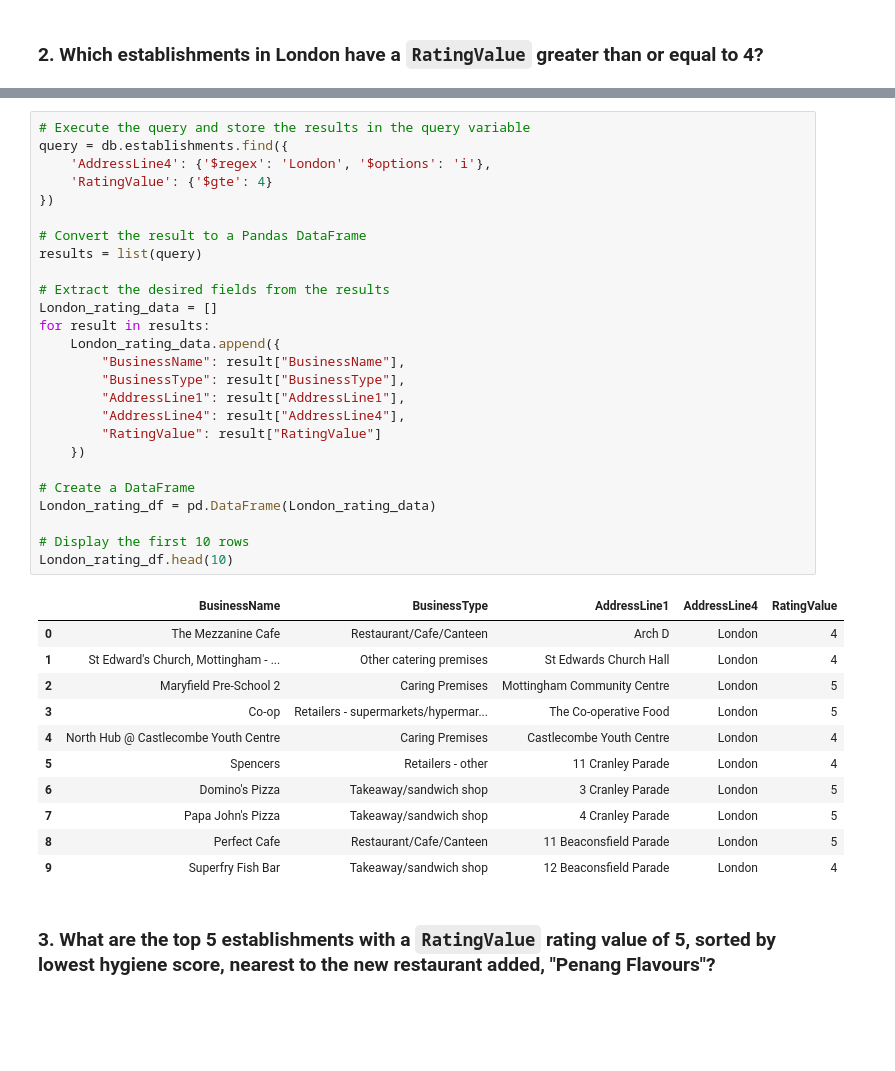
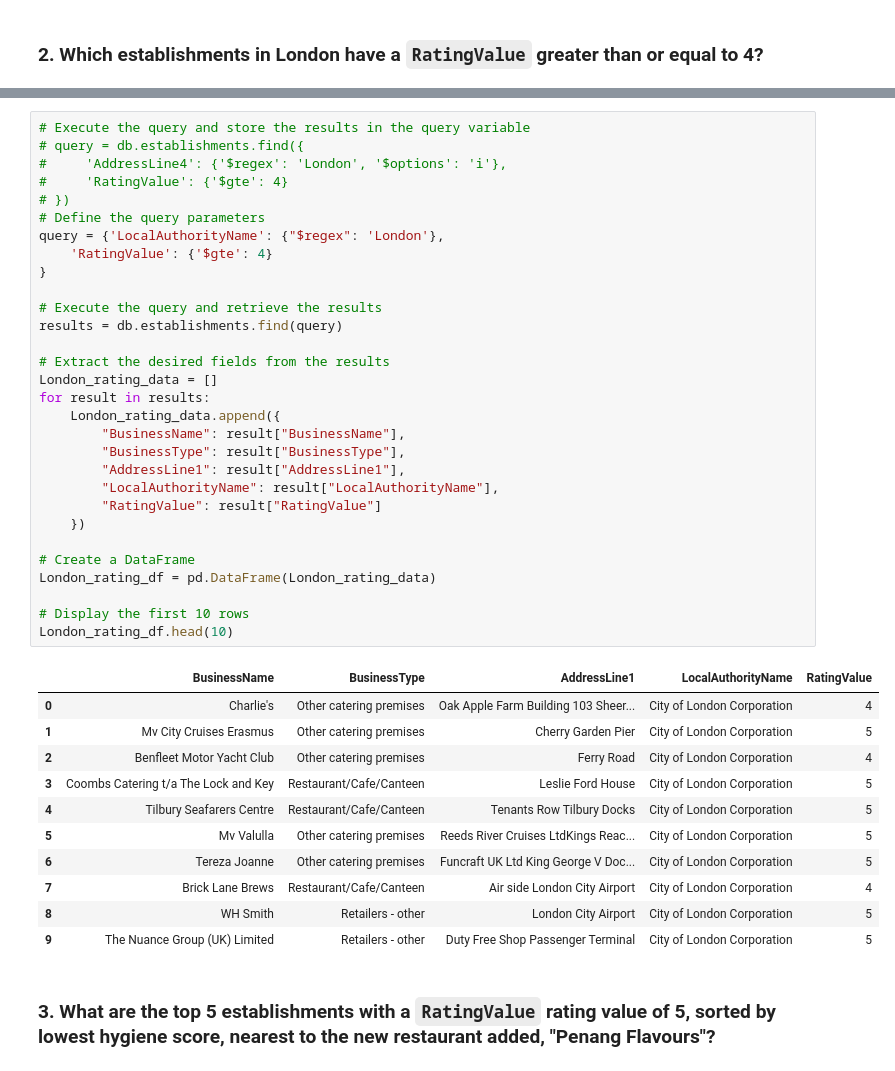
Before and after one commit to dsadamson/nosql-challenge, a Jupyter notebook: NoSQL_analysis.ipynb, the cells around one changed output, grey strips where cells are left out. Drawn from its saved outputs; the diff is of its cells as text; blank space fills up the shorter version.

```diff
--- a/NoSQL_analysis.ipynb
+++ b/NoSQL_analysis.ipynb
@@ -141,41 +141,45 @@ Number of documents for establishments in London with a rating greater than or e
 # %%
 # Execute the query and store the results in the query variable
-query = db.establishments.find({
-    'AddressLine4': {'$regex': 'London', '$options': 'i'},
+# query = db.establishments.find({
+#     'AddressLine4': {'$regex': 'London', '$options': 'i'},
+#     'RatingValue': {'$gte': 4}
+# })
+# Define the query parameters
+query = {'LocalAuthorityName': {"$regex": 'London'},
     'RatingValue': {'$gte': 4}
-})
+}
 
-# Convert the result to a Pandas DataFrame
-results = list(query)
+# Execute the query and retrieve the results
+results = db.establishments.find(query)
 
 # Extract the desired fields from the results
 London_rating_data = []
 for result in results:
     London_rating_data.append({
         "BusinessName": result["BusinessName"],
         "BusinessType": result["BusinessType"],
         "AddressLine1": result["AddressLine1"],
-        "AddressLine4": result["AddressLine4"],
+        "LocalAuthorityName": result["LocalAuthorityName"],
         "RatingValue": result["RatingValue"]
     })
 
 # Create a DataFrame
 London_rating_df = pd.DataFrame(London_rating_data)
 
 # Display the first 10 rows
 London_rating_df.head(10)
 # %% [output]
-|  | BusinessName | BusinessType | AddressLine1 | AddressLine4 | RatingValue |
-| 0 | The Mezzanine Cafe | Restaurant/Cafe/Canteen | Arch D | London | 4 |
-| 1 | St Edward's Church, Mottingham - ... | Other catering premises | St Edwards Church Hall | London | 4 |
-| 2 | Maryfield Pre-School 2 | Caring Premises | Mottingham Community Centre | London | 5 |
-| 3 | Co-op | Retailers - supermarkets/hypermar... | The Co-operative Food | London | 5 |
-| 4 | North Hub @ Castlecombe Youth Centre | Caring Premises | Castlecombe Youth Centre | London | 4 |
-| 5 | Spencers | Retailers - other | 11 Cranley Parade | London | 4 |
-| 6 | Domino's Pizza | Takeaway/sandwich shop | 3 Cranley Parade | London | 5 |
-| 7 | Papa John's Pizza | Takeaway/sandwich shop | 4 Cranley Parade | London | 5 |
-| 8 | Perfect Cafe | Restaurant/Cafe/Canteen | 11 Beaconsfield Parade | London | 5 |
-| 9 | Superfry Fish Bar | Takeaway/sandwich shop | 12 Beaconsfield Parade | London | 4 |
+|  | BusinessName | BusinessType | AddressLine1 | LocalAuthorityName | RatingValue |
+| 0 | Charlie's | Other catering premises | Oak Apple Farm Building 103 Sheer... | City of London Corporation | 4 |
+| 1 | Mv City Cruises Erasmus | Other catering premises | Cherry Garden Pier | City of London Corporation | 5 |
+| 2 | Benfleet Motor Yacht Club | Other catering premises | Ferry Road | City of London Corporation | 4 |
+| 3 | Coombs Catering t/a The Lock and Key | Restaurant/Cafe/Canteen | Leslie Ford House | City of London Corporation | 5 |
+| 4 | Tilbury Seafarers Centre | Restaurant/Cafe/Canteen | Tenants Row Tilbury Docks | City of London Corporation | 5 |
+| 5 | Mv Valulla | Other catering premises | Reeds River Cruises LtdKings Reac... | City of London Corporation | 5 |
+| 6 | Tereza Joanne | Other catering premises | Funcraft UK Ltd King George V Doc... | City of London Corporation | 5 |
+| 7 | Brick Lane Brews | Restaurant/Cafe/Canteen | Air side London City Airport | City of London Corporation | 4 |
+| 8 | WH Smith | Retailers - other | London City Airport | City of London Corporation | 5 |
+| 9 | The Nuance Group (UK) Limited | Retailers - other | Duty Free Shop Passenger Terminal | City of London Corporation | 5 |
 # %% [markdown]
 ### 3. What are the top 5 establishments with a `RatingValue` rating value of 5, sorted by lowest hygiene score, nearest to the new restaurant added, "Penang Flavours"?
 # %%
```
Also changed, not shown: parts of 1 cell of this notebook.
